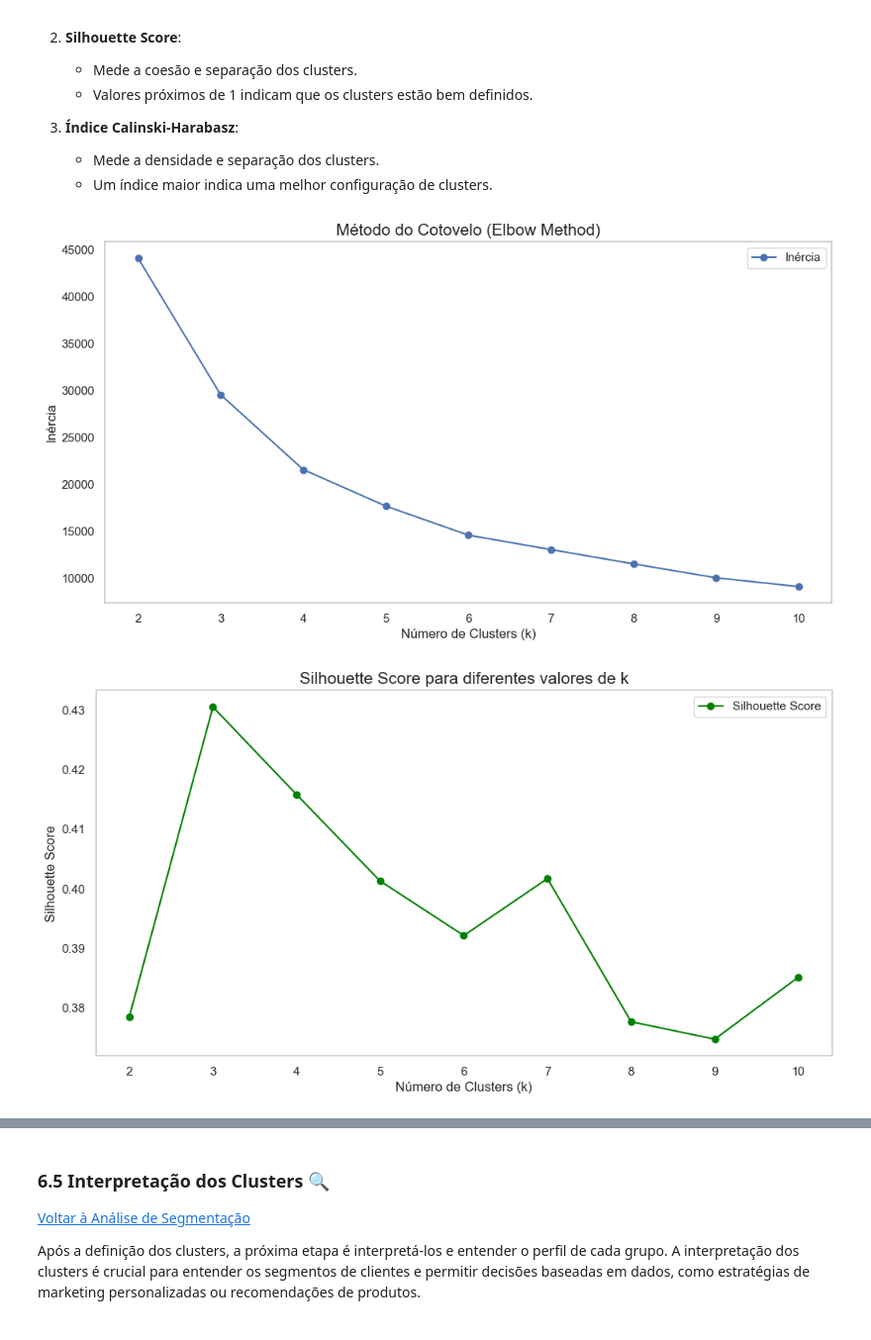
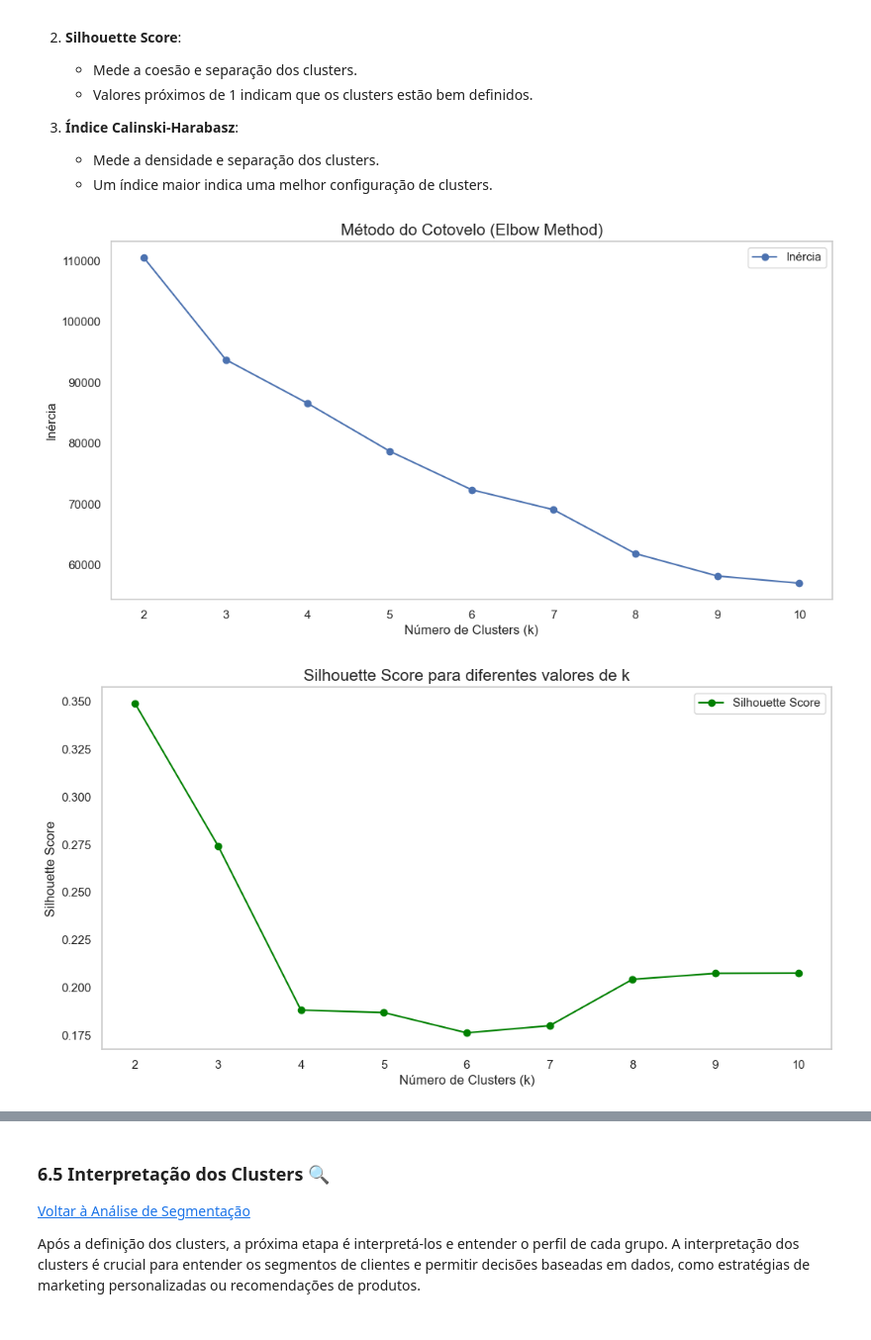
Before and after one commit to tnleite/credit-card-customer-clustering, a Jupyter notebook: 02-Analise/credit-card-customer-clustering.ipynb, the cells around one changed output, grey strips where cells are left out. Shown at 99% size. Saved outputs shown, nothing was run; the diff lists cells and outputs as text; code cells hidden in the pictures.

```diff
--- a/02-Analise/credit-card-customer-clustering.ipynb
+++ b/02-Analise/credit-card-customer-clustering.ipynb
@@ -1027,10 +994,10 @@ Dimensões finais do DataFrame para clusterização: (8636, 16)
 scaler = StandardScaler()
 
 # Aplicando a normalização apenas às variáveis selecionadas da Etapa 1
-dados_normalizados = scaler.fit_transform(df_clusterizacao_selecionada)
+dados_normalizados = scaler.fit_transform(df_clusterizacao)
 
 # Convertendo o resultado de volta para um DataFrame com os mesmos nomes de colunas
-df_normalizado = pd.DataFrame(dados_normalizados, columns=df_clusterizacao_selecionada.columns)
+df_normalizado = pd.DataFrame(dados_normalizados, columns=df_clusterizacao.columns)
 
 # Exibindo as primeiras linhas do DataFrame após a normalização
 print("Primeiras linhas do DataFrame após a normalização:")
@@ -1257,7 +1093,7 @@ As abordagens adotadas incluem:
    - Um índice maior indica uma melhor configuração de clusters.
 # %%
 # ---------------------------------------------------------------
-# Determinação do Número Ideal de Clusters com PCA (2 componentes)
+# Determinação do Número Ideal de Clusters
 # ---------------------------------------------------------------
 
 # Justificativa:
@@ -1280,18 +1116,18 @@ for k in range_clusters:
     # Inicializando o modelo K-Means para o valor atual de k
     kmeans = KMeans(n_clusters=k, random_state=42)
 
-    # Ajustando o modelo aos dados transformados pelo PCA com 2 componentes
-    kmeans.fit(dados_pca_2)  # `df_pca_2` contém os dados com 2 componentes principais
+    # Ajustando o modelo aos dados normalizados
+    kmeans.fit(df_normalizado)  # df_normalizado contém os dados normalizados
 
     # Calculando a inércia (soma dos erros quadrados dentro dos clusters)
     inercia.append(kmeans.inertia_)
 
     # Calculando o Silhouette Score (qualidade da separação dos clusters)
-    silhouette_avg = silhouette_score(dados_pca_2, kmeans.labels_)
+    silhouette_avg = silhouette_score(df_normalizado, kmeans.labels_)
     silhouette_scores.append(silhouette_avg)
 
     # Calculando o Índice Calinski-Harabasz (densidade e separação dos clusters)
-    ch_score = calinski_harabasz_score(dados_pca_2, kmeans.labels_)
+    ch_score = calinski_harabasz_score(df_normalizado, kmeans.labels_)
     calinski_harabasz_scores.append(ch_score)
 
 # -----------------------
@@ -1310,32 +1146,32 @@ plt.show()
 
 # Plotando o Silhouette Score para diferentes k
 plt.figure(figsize=(12, 6))
 plt.plot(range_clusters, silhouette_scores, marker='o', color='green', label='Silhouette Score')
 plt.title('Silhouette Score para diferentes valores de k', fontsize=15)
 plt.xlabel('Número de Clusters (k)', fontsize=12)
 plt.ylabel('Silhouette Score', fontsize=12)
 plt.legend()
 plt.grid()
 plt.show()
 
 # Plotando o Índice Calinski-Harabasz para diferentes k
 plt.figure(figsize=(12, 6))
 plt.plot(range_clusters, calinski_harabasz_scores, marker='o', color='orange', label='Calinski-Harabasz Index')
 plt.title('Índice Calinski-Harabasz para diferentes valores de k', fontsize=15)
 plt.xlabel('Número de Clusters (k)', fontsize=12)
 plt.ylabel('Calinski-Harabasz Index', fontsize=12)
 plt.legend()
 plt.grid()
 plt.show()
 
 # -----------------------
 # Observações sobre os resultados:
 # -----------------------
 # - As visualizações ajudam a identificar o valor de k ideal:
 #   1. No Método do Cotovelo, buscamos o ponto em que a redução da inércia diminui significativamente.
 #   2. No Silhouette Score, o maior valor indica o k com melhor separação dos clusters.
 #   3. No Índice Calinski-Harabasz, o maior valor reflete a melhor densidade e separação.
 # - Escolheremos o valor de k que melhor equilibre as métricas.
 # %% [output]
-[figure, old version]
+[figure, new version]
-[figure, old version]
+[figure, new version]
```
Also changed, not shown: parts of 21 cells of this notebook.
